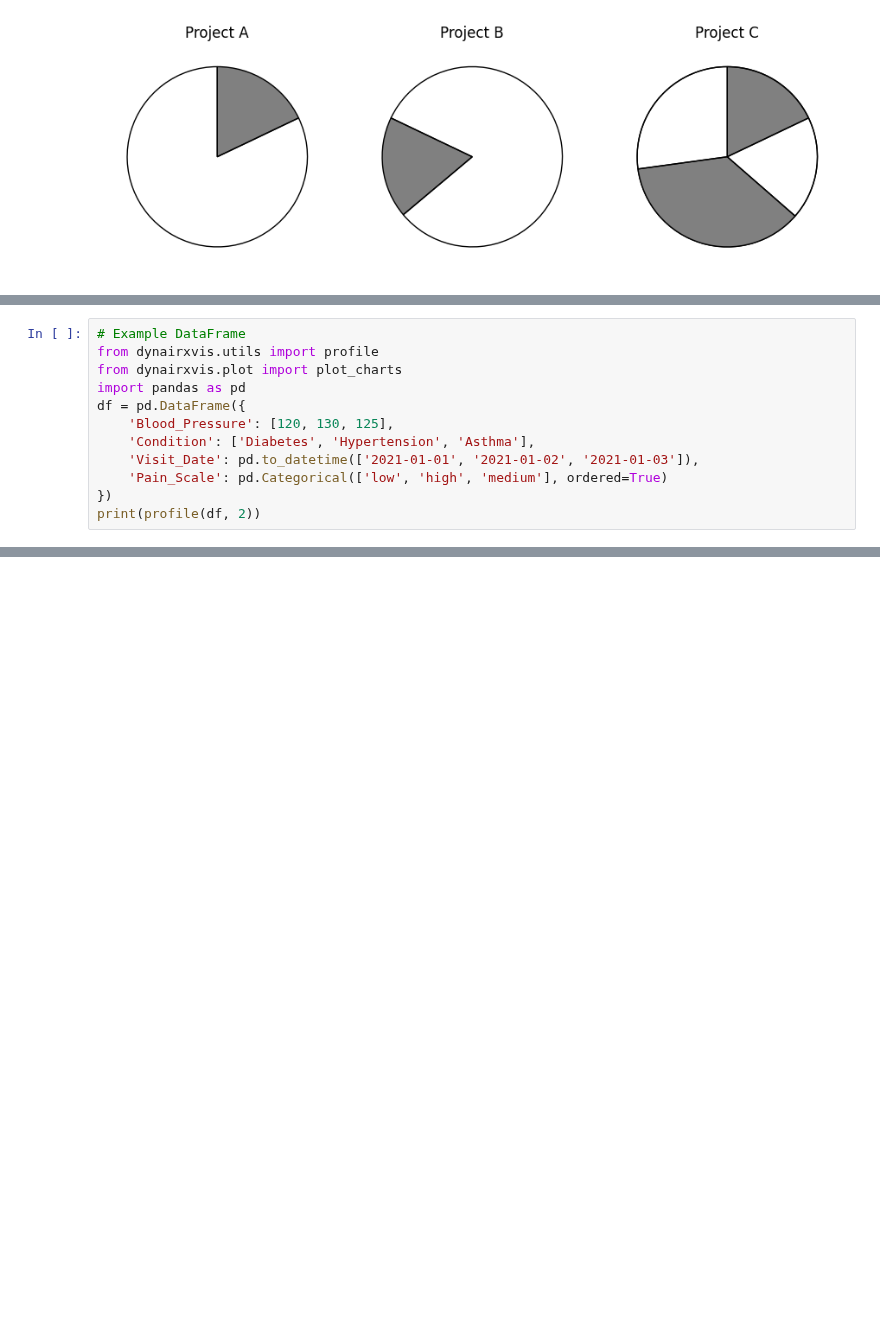
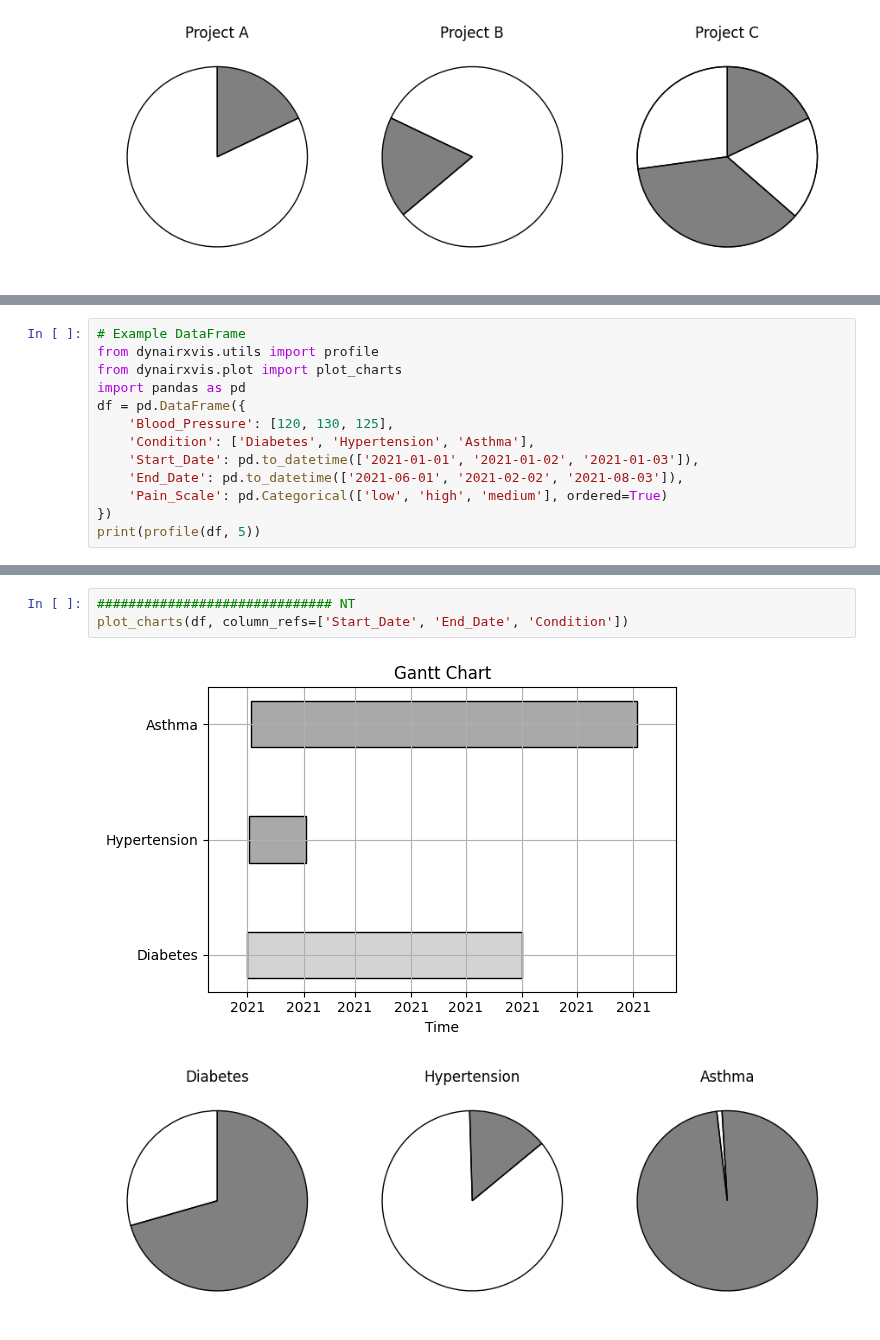
Before and after one commit to layik/dynairxvis, a Jupyter notebook: notebooks/get_started.ipynb, the cells around one changed output, grey strips where cells are left out. Drawn from its saved outputs; the diff is of its cells as text; blank space fills up the shorter version.

Commit message:
plot_charts does N,NQ and NT

```diff
--- a/notebooks/get_started.ipynb
+++ b/notebooks/get_started.ipynb
@@ -81,8 +79,9 @@ import pandas as pd
 df = pd.DataFrame({
     'Blood_Pressure': [120, 130, 125],
     'Condition': ['Diabetes', 'Hypertension', 'Asthma'],
-    'Visit_Date': pd.to_datetime(['2021-01-01', '2021-01-02', '2021-01-03']),
+    'Start_Date': pd.to_datetime(['2021-01-01', '2021-01-02', '2021-01-03']),
+    'End_Date': pd.to_datetime(['2021-06-01', '2021-02-02', '2021-08-03']),
     'Pain_Scale': pd.Categorical(['low', 'high', 'medium'], ordered=True)
 })
-print(profile(df, 2))
+print(profile(df, 5))
 # %% [output]
@@ -104,0 +104,6 @@ Plotting histogram for Blood_Pressure...
+# %%
+############################## NT
+plot_charts(df, column_refs=['Start_Date', 'End_Date', 'Condition'])
+# %% [output]
+[figure, added]
+[figure, added]
```
Also changed, not shown: parts of 10 cells of this notebook, 4 other files.
